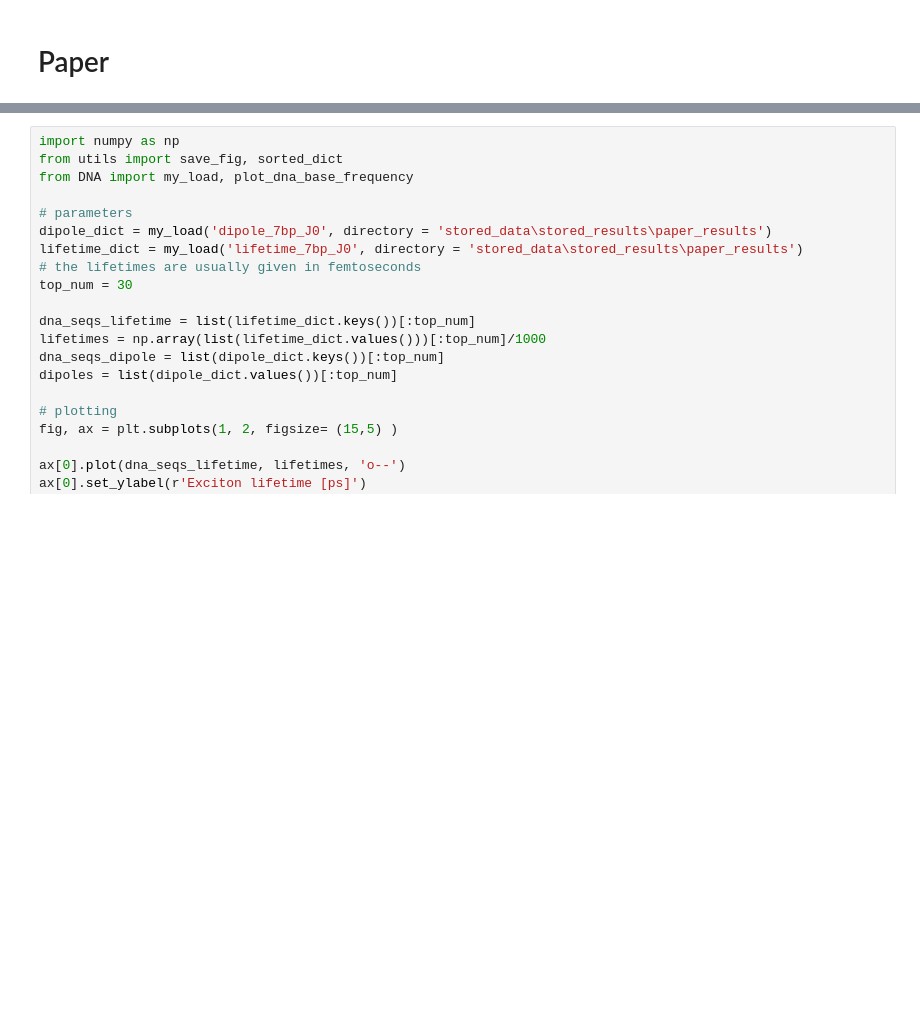
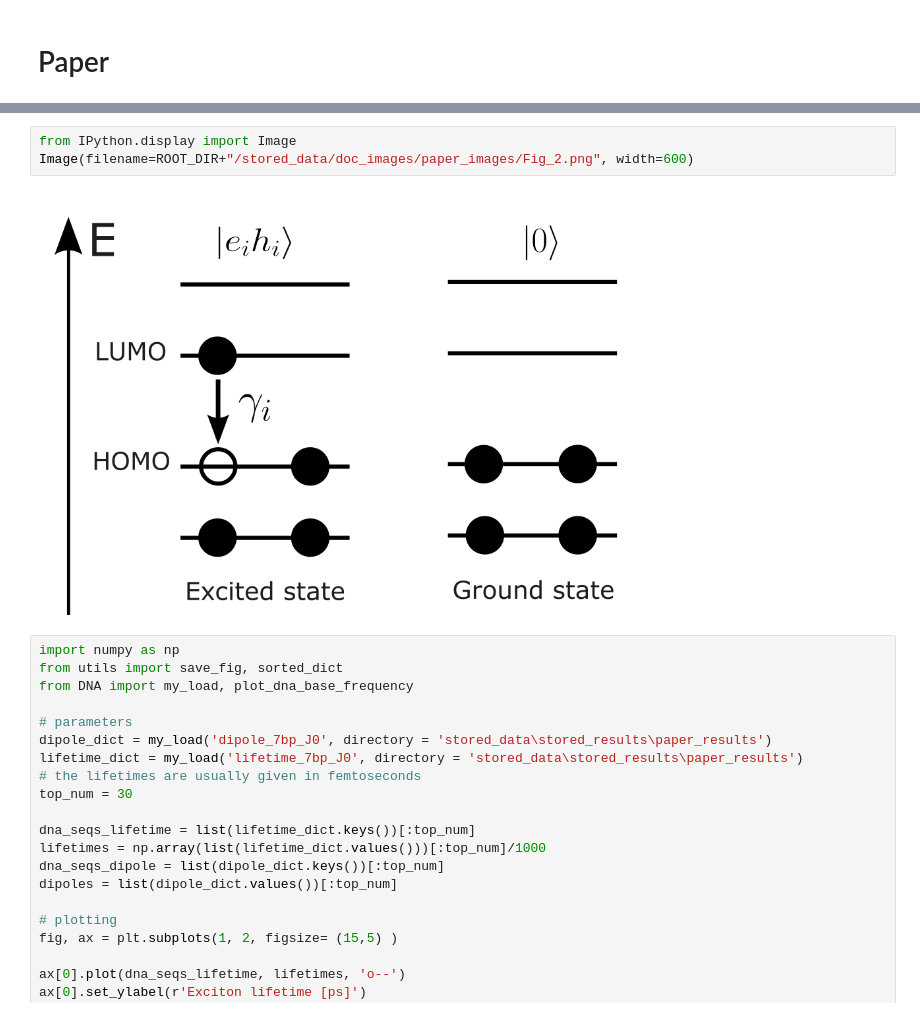
Before and after one commit to dehe1011/QuantumDNA, a Jupyter notebook: doc/Paper.ipynb, the cells around one changed output, grey strips where cells are left out. Drawn from its saved outputs; the diff is of its cells as text; blank space fills up the shorter version.

```diff
--- a/doc/Paper.ipynb
+++ b/doc/Paper.ipynb
@@ -22,3 +27,8 @@ plt.rcParams['ytick.labelsize'] = 12
+# %%
+from IPython.display import Image
+Image(filename=ROOT_DIR+"/stored_data/doc_images/paper_images/Fig_2.png", width=600)
+# %% [output]
+[figure, added]
 # %%
 import numpy as np
 from utils import save_fig, sorted_dict
```
Also changed, not shown: parts of 6 cells of this notebook, 54 other files.
